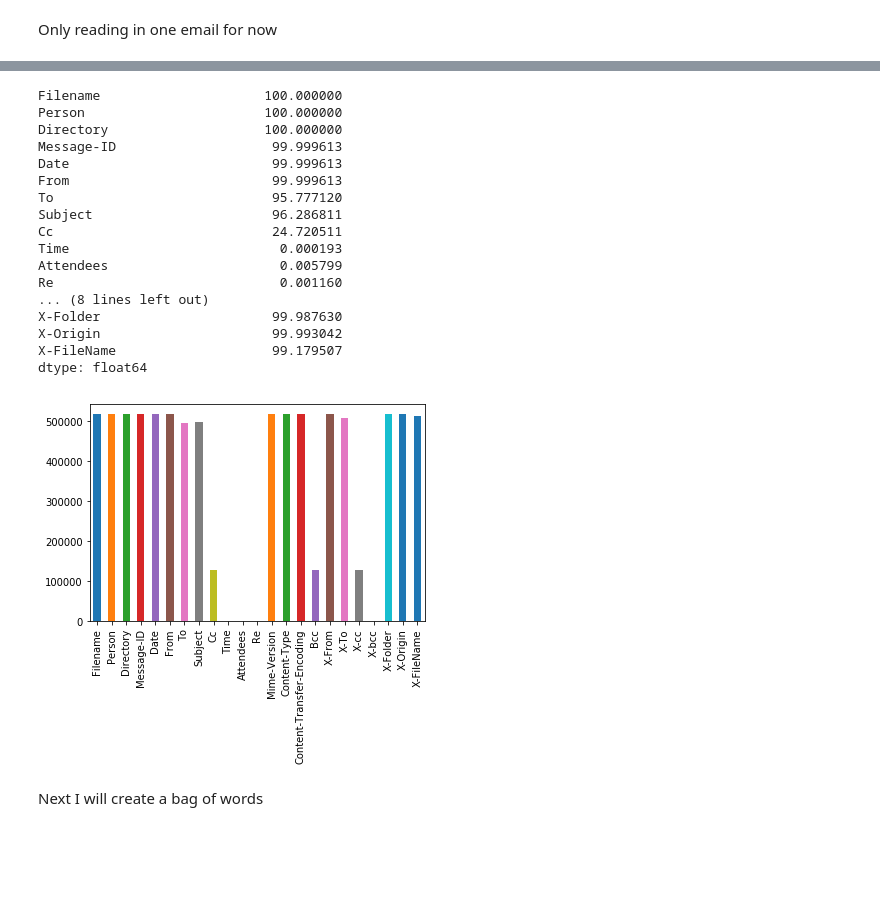
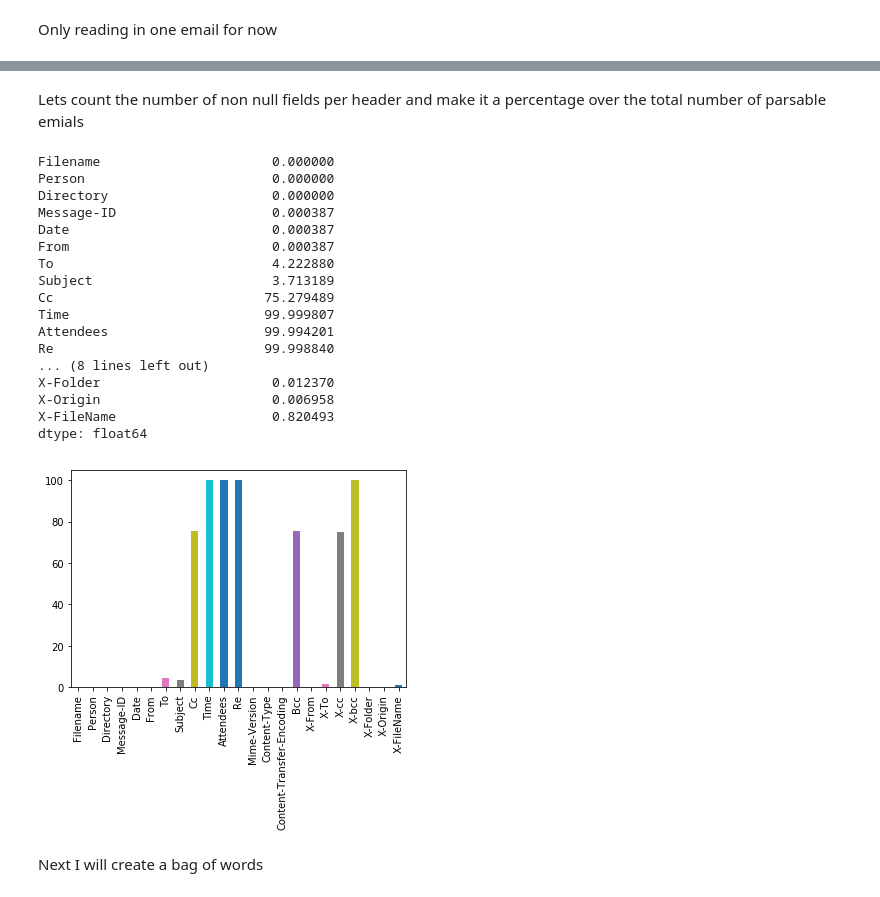
Before and after one commit to quintonweenink/ml-email-cyber-criminal-profiling, a Jupyter notebook: experiments/exploratoryDataAnalysis.ipynb, the cells around one changed output, grey strips where cells are left out. Saved outputs shown, nothing was run; the diff lists cells and outputs as text; code cells hidden in the pictures; blank space fills up the shorter version.

```diff
--- a/experiments/exploratoryDataAnalysis.ipynb
+++ b/experiments/exploratoryDataAnalysis.ipynb
@@ -2,4 +2,5 @@
 Only reading in one email for now
 # %%
 emailDir = "./maildir/maildir"
-enroncsv = "../experiments/enron-" + unicode(now.replace(microsecond=0)) + ".csv"
+enroncsv = "../experiments/enron.csv"
+metadataHeaders = '../experiments/metadataHeaders.csv'
@@ -109,0 +7,6 @@ Using the `|` seperator here so that we don't have issues with `,` in the data.
+# %%
+import pandas as pd
+
+columns = pd.read_csv(metadataHeaders, sep=',').columns.tolist()
+
+columns
@@ -110,6 +31,5 @@ Using the `|` seperator here so that we don't have issues with `,` in the data.
 # %%
-df = pd.read_csv(enroncsv, names=columns, sep='|', low_memory=False)
+df = pd.read_csv(enroncsv, names=columns, sep='|', low_memory=False).asarray
 
-result = df.loc[df['Directory'] == None]
-result
+print("-- DONE --")
 # %% [output]
@@ -118,30 +61,34 @@ result
+# %% [markdown]
+Lets count the number of non null fields per header and make it a percentage over the total number of parsable emials
 # %%
-df.count()/517372*100
+missingData = (517372-df.count())/517372*100
+
+missingData
 # %% [output]
-Filename                     100.000000
-Person                       100.000000
-Directory                    100.000000
-Message-ID                    99.999613
-Date                          99.999613
-From                          99.999613
-To                            95.777120
-Subject                       96.286811
-Cc                            24.720511
-Time                           0.000193
-Attendees                      0.005799
-Re                             0.001160
+Filename                      0.000000
+Person                        0.000000
+Directory                     0.000000
+Message-ID                    0.000387
+Date                          0.000387
+From                          0.000387
+To                            4.222880
+Subject                       3.713189
+Cc                           75.279489
+Time                         99.999807
+Attendees                    99.994201
+Re                           99.998840
 ... (8 lines left out)
-X-Folder                      99.987630
-X-Origin                      99.993042
-X-FileName                    99.179507
+X-Folder                      0.012370
+X-Origin                      0.006958
+X-FileName                    0.820493
 dtype: float64
 # %%
 import matplotlib.pyplot as plt
 
-plot = df.count().plot(kind='bar')
+plot = missingData.plot(kind='bar')
 
 plt.show()
 # %% [output]
-[figure, old version]
+[figure, new version]
 # %% [markdown]
 Next I will create a bag of words
```
Also changed, not shown: parts of 9 cells of this notebook, 1 other file.
